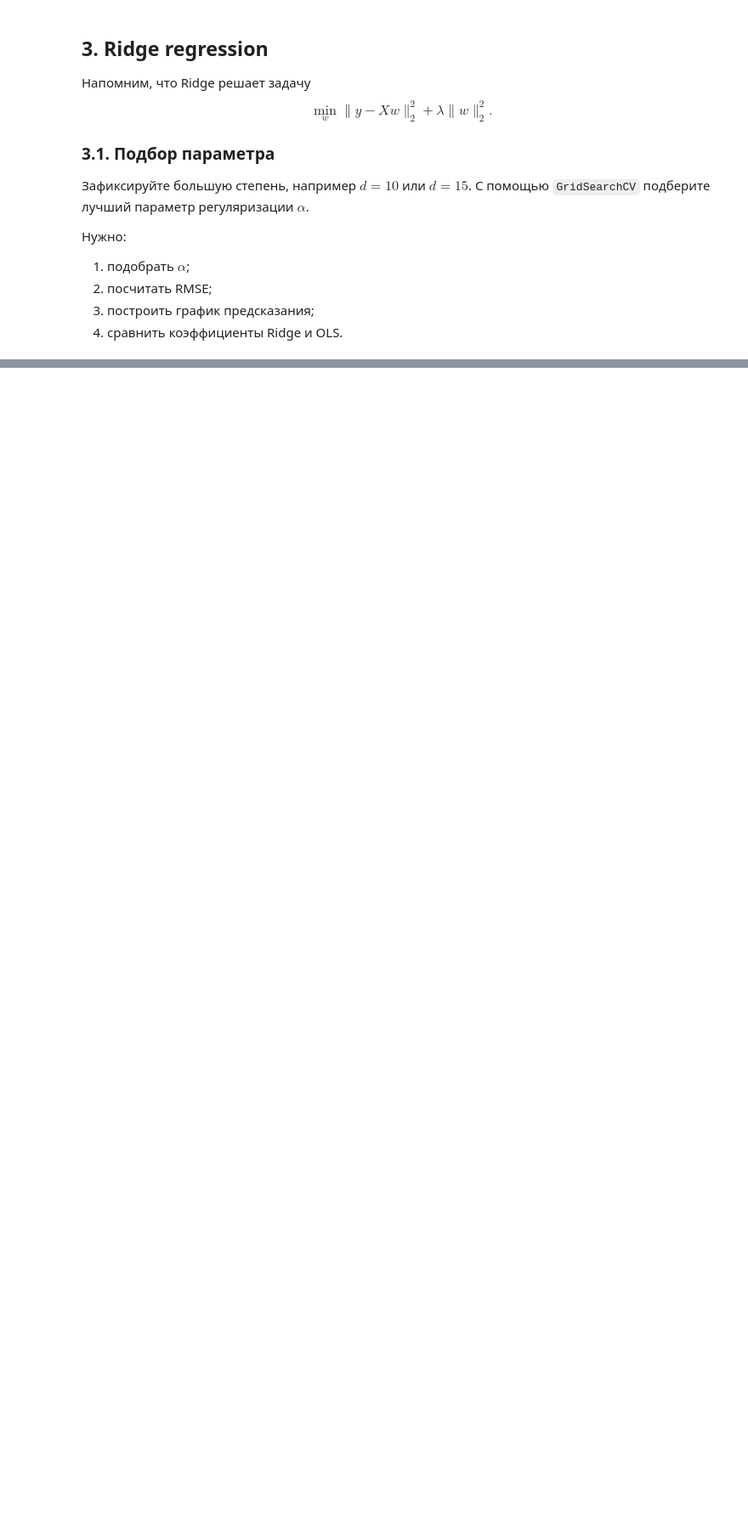
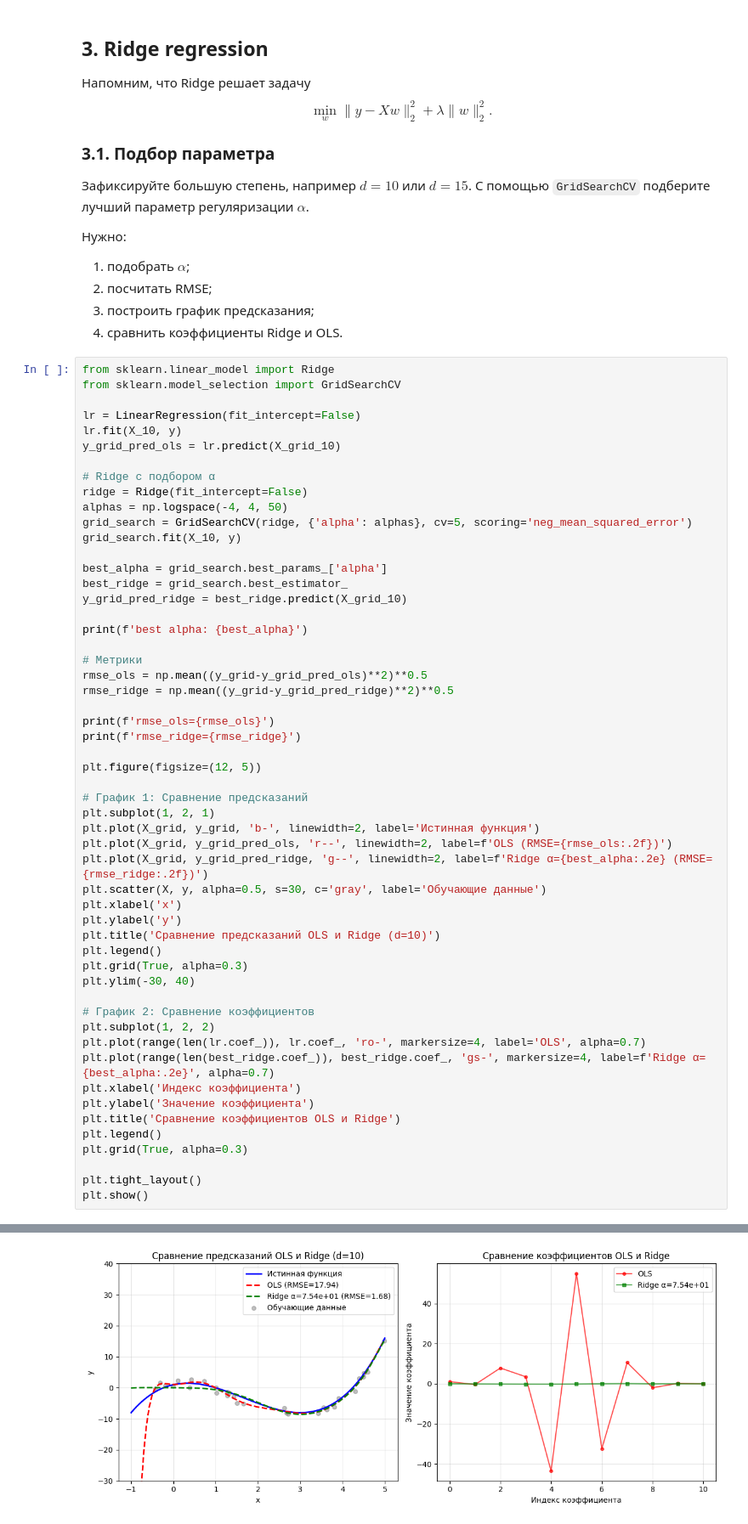
Before and after one commit to DmytryPan/ml-math-base-course, a Jupyter notebook: lab-04/Lab_code_4.ipynb, the cells around one changed output, grey strips where cells are left out. Shown at 85% size. Cells and saved outputs as stored; diff of their text form; blank space fills up the shorter version.

```diff
--- a/lab-04/Lab_code_4.ipynb
+++ b/lab-04/Lab_code_4.ipynb
@@ -328,3 +329,58 @@ $$
 2. посчитать RMSE;
 3. построить график предсказания;
 4. сравнить коэффициенты Ridge и OLS.
+# %%
+from sklearn.linear_model import Ridge
+from sklearn.model_selection import GridSearchCV
+
+lr = LinearRegression(fit_intercept=False)
+lr.fit(X_10, y)
+y_grid_pred_ols = lr.predict(X_grid_10)
+
+# Ridge с подбором α
+ridge = Ridge(fit_intercept=False)
+alphas = np.logspace(-4, 4, 50)
+grid_search = GridSearchCV(ridge, {'alpha': alphas}, cv=5, scoring='neg_mean_squared_error')
+grid_search.fit(X_10, y)
+
+best_alpha = grid_search.best_params_['alpha']
+best_ridge = grid_search.best_estimator_
+y_grid_pred_ridge = best_ridge.predict(X_grid_10)
+
+print(f'best alpha: {best_alpha}')
+
+# Метрики
+rmse_ols = np.mean((y_grid-y_grid_pred_ols)**2)**0.5
+rmse_ridge = np.mean((y_grid-y_grid_pred_ridge)**2)**0.5
+
+print(f'rmse_ols={rmse_ols}')
+print(f'rmse_ridge={rmse_ridge}')
+
+plt.figure(figsize=(12, 5))
+
+# График 1: Сравнение предсказаний
+plt.subplot(1, 2, 1)
+plt.plot(X_grid, y_grid, 'b-', linewidth=2, label='Истинная функция')
+plt.plot(X_grid, y_grid_pred_ols, 'r--', linewidth=2, label=f'OLS (RMSE={rmse_ols:.2f})')
+plt.plot(X_grid, y_grid_pred_ridge, 'g--', linewidth=2, label=f'Ridge α={best_alpha:.2e} (RMSE={rmse_ridge:.2f})')
+plt.scatter(X, y, alpha=0.5, s=30, c='gray', label='Обучающие данные')
+plt.xlabel('x')
+plt.ylabel('y')
+plt.title('Сравнение предсказаний OLS и Ridge (d=10)')
+plt.legend()
+plt.grid(True, alpha=0.3)
+plt.ylim(-30, 40)
+
+# График 2: Сравнение коэффициентов
+plt.subplot(1, 2, 2)
+plt.plot(range(len(lr.coef_)), lr.coef_, 'ro-', markersize=4, label='OLS', alpha=0.7)
+plt.plot(range(len(best_ridge.coef_)), best_ridge.coef_, 'gs-', markersize=4, label=f'Ridge α={best_alpha:.2e}', alpha=0.7)
+plt.xlabel('Индекс коэффициента')
+plt.ylabel('Значение коэффициента')
+plt.title('Сравнение коэффициентов OLS и Ridge')
+plt.legend()
+plt.grid(True, alpha=0.3)
+
+plt.tight_layout()
+plt.show()
+# %% [output]
@@ -330,0 +390 @@ $$
+[figure, added]
```
Also changed, not shown: parts of 10 cells of this notebook.
